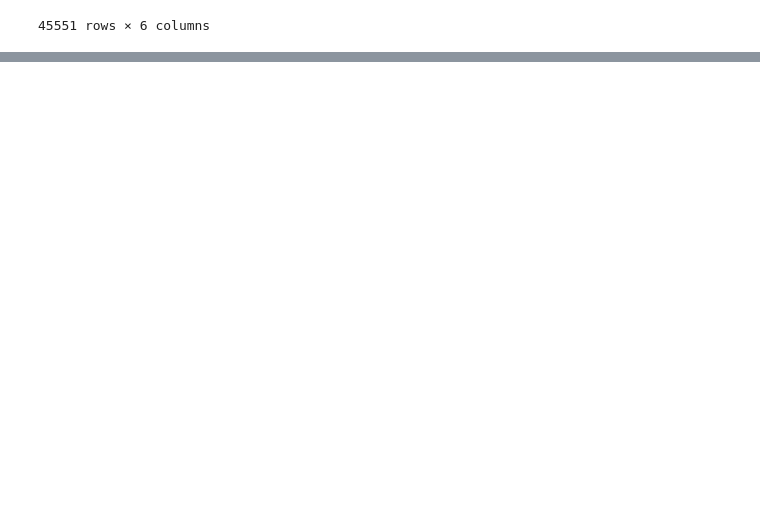
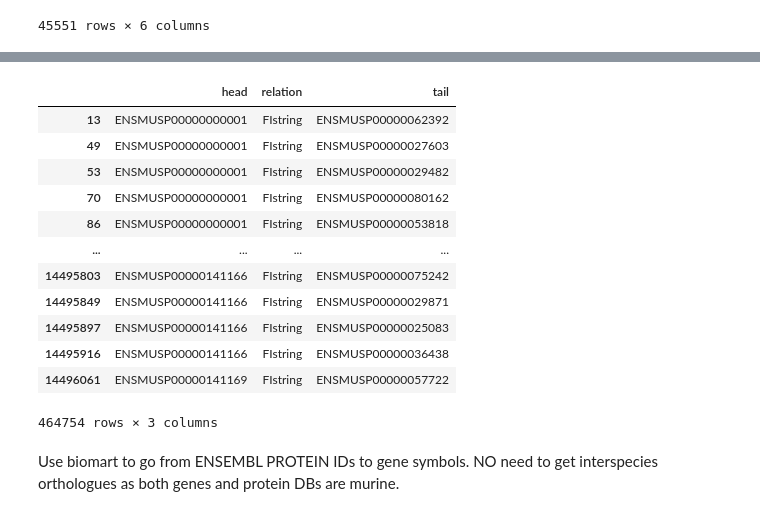
Before and after one commit to FerranC96/sKG4cellCommns, a Jupyter notebook: one.ipynb, the cells around one changed output, grey strips where cells are left out. Drawn from its saved outputs; the diff is of its cells as text; code cells hidden in the pictures; blank space fills up the shorter version.

```diff
--- a/one.ipynb
+++ b/one.ipynb
@@ -198,0 +290,28 @@ ccDB_mouse[3]
+# %%
+#Make dataframe with (h,r,t) format for high confidence interactions (>700 score)
+df = dSTRING.loc[dSTRING["combined_score"]>700, ["protein1","protein2"]]
+
+dSTRING = pd.DataFrame({"head": df["protein1"].str.extract(pat=r"\.(.+$)",
+                                                expand=False),
+                        "relation": np.repeat("FIstring", df.shape[0]),
+                        "tail":df["protein2"].str.extract(pat=r"\.(.+$)",
+                                                expand=False)
+                        })
+dSTRING
+# %% [output]
+|  | head | relation | tail |
+| 13 | ENSMUSP00000000001 | FIstring | ENSMUSP00000062392 |
+| 49 | ENSMUSP00000000001 | FIstring | ENSMUSP00000027603 |
+| 53 | ENSMUSP00000000001 | FIstring | ENSMUSP00000029482 |
+| 70 | ENSMUSP00000000001 | FIstring | ENSMUSP00000080162 |
+| 86 | ENSMUSP00000000001 | FIstring | ENSMUSP00000053818 |
+| ... | ... | ... | ... |
+| 14495803 | ENSMUSP00000141166 | FIstring | ENSMUSP00000075242 |
+| 14495849 | ENSMUSP00000141166 | FIstring | ENSMUSP00000029871 |
+| 14495897 | ENSMUSP00000141166 | FIstring | ENSMUSP00000025083 |
+| 14495916 | ENSMUSP00000141166 | FIstring | ENSMUSP00000036438 |
+| 14496061 | ENSMUSP00000141169 | FIstring | ENSMUSP00000057722 |
+464754 rows × 3 columns
+# %% [markdown]
+Use biomart to go from ENSEMBL PROTEIN IDs to gene symbols.
+NO need to get interspecies orthologues as both genes and protein DBs are murine.
```
Also changed, not shown: parts of 11 cells of this notebook, 1 other file.
